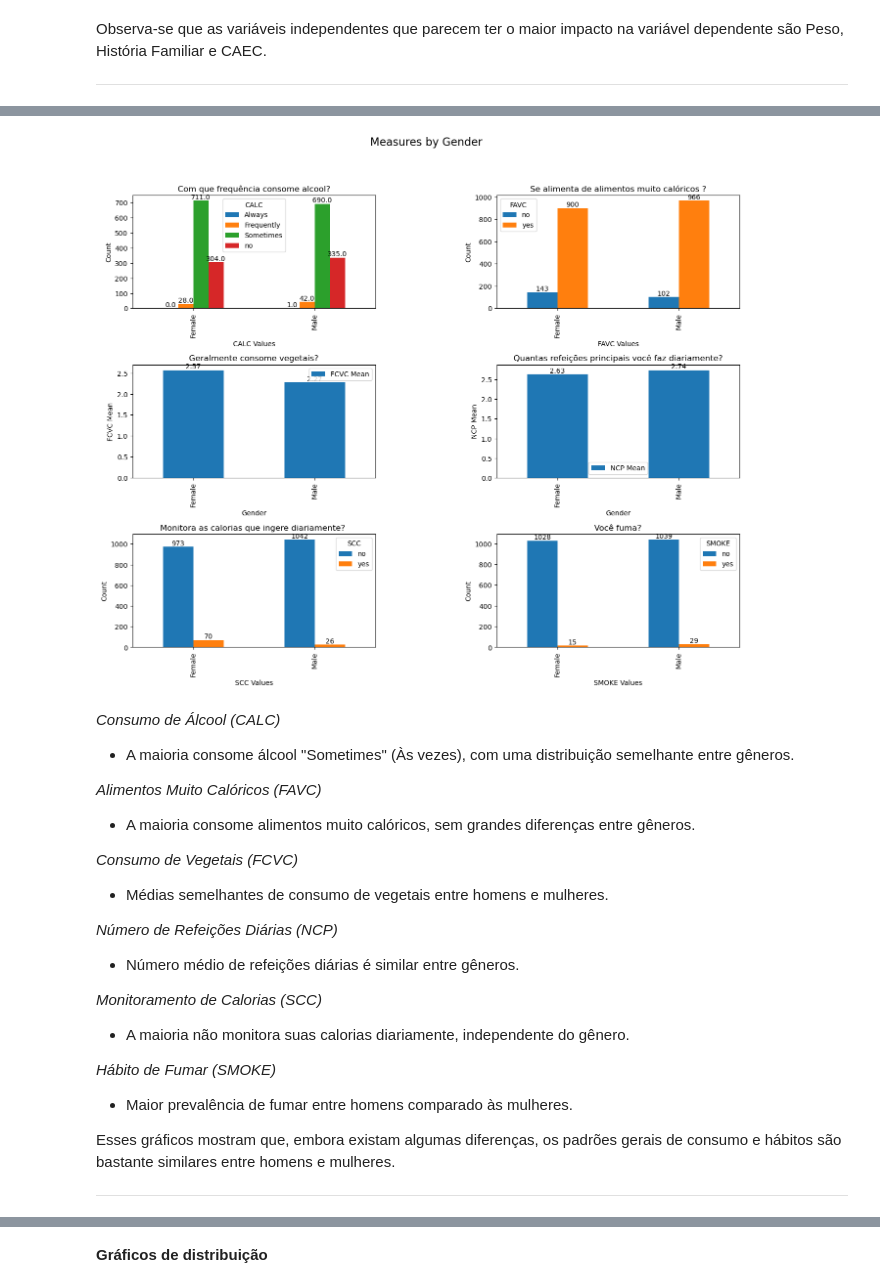
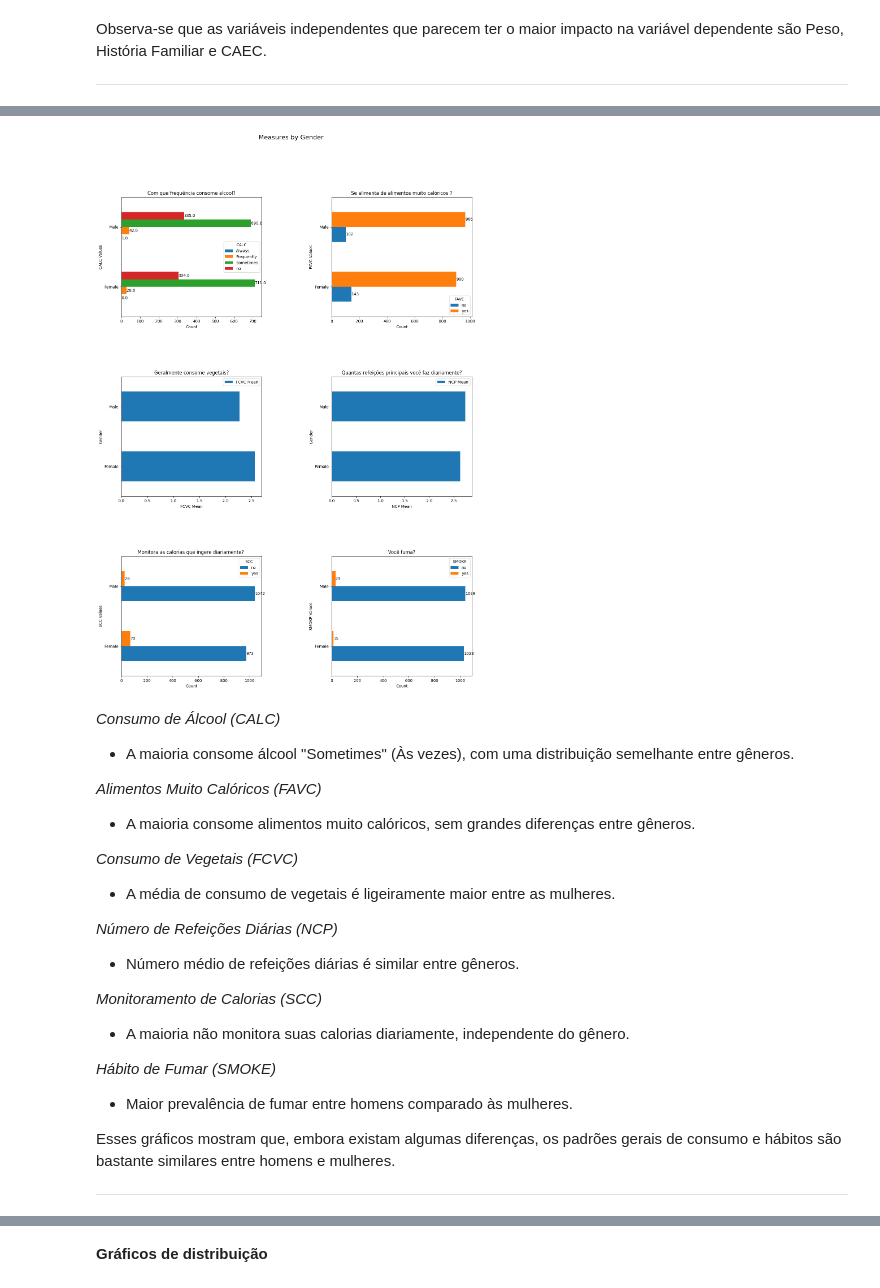
Before and after one commit to atlantico-academy/equipe4-2024.2, a Jupyter notebook: notebooks/01-exploratory_data_analysis-checkout.ipynb, the cells around one changed output, grey strips where cells are left out. Cells and saved outputs as stored; diff of their text form; code cells hidden in the pictures.

```diff
--- a/notebooks/01-exploratory_data_analysis-checkout.ipynb
+++ b/notebooks/01-exploratory_data_analysis-checkout.ipynb
@@ -222,83 +239,84 @@ plt.show()
 # %%
 grouped = df.groupby('Gender')
 
-fig, axes = plt.subplots(nrows=3, ncols=2, figsize=(16, 12))
+fig, axes = plt.subplots(nrows=3, ncols=2, figsize=(16, 22))
 fig.suptitle('Measures by Gender', fontsize=16)
 
 calc_counts = grouped['CALC'].value_counts().unstack()
-calc_counts.plot(kind='bar', ax=axes[0, 0])
+calc_counts.plot(kind='barh', ax=axes[0, 0])
 
 axes[0, 0].set_title('Com que frequência consome alcool?')
-axes[0, 0].set_xlabel('CALC Values')
-axes[0, 0].set_ylabel('Count')
+axes[0, 0].set_ylabel('CALC Values')
+axes[0, 0].set_xlabel('Count')
 for p in axes[0, 0].patches:
-    axes[0, 0].annotate(str(p.get_height()), (p.get_x() + p.get_width() / 2., p.get_height() + 0.5),
-                        ha='center', va='bottom')
+    axes[0, 0].annotate(str(p.get_width()), (p.get_width() + 0.5, p.get_y() + p.get_height() / 2.),
+                        ha='left', va='center')
 
 favc_counts = grouped['FAVC'].value_counts().unstack()
-favc_counts.plot(kind='bar', ax=axes[0, 1])
+favc_counts.plot(kind='barh', ax=axes[0, 1])
 
 axes[0, 1].set_title('Se alimenta de alimentos muito calóricos ?')
-axes[0, 1].set_xlabel('FAVC Values')
-axes[0, 1].set_ylabel('Count')
+axes[0, 1].set_ylabel('FAVC Values')
+axes[0, 1].set_xlabel('Count')
 for p in axes[0, 1].patches:
-    axes[0, 1].annotate(str(p.get_height()), (p.get_x() + p.get_width() / 2., p.get_height() + 0.5),
-                        ha='center', va='bottom')
+    axes[0, 1].annotate(str(p.get_width()), (p.get_width() + 0.5, p.get_y() + p.get_height() / 2.),
+                        ha='left', va='center')
 
 fcvc_means = grouped['FCVC'].mean().reset_index()
 fcvc_means.columns = ['Gender', 'FCVC Mean']
 fcvc_means.set_index('Gender', inplace=True)
-fcvc_means.plot(kind='bar', ax=axes[1, 0])
-
+fcvc_means.plot(kind='barh', ax=axes[1, 0])
 
 axes[1, 0].set_title('Geralmente consome vegetais?')
-axes[1, 0].set_xlabel('Gender')
-axes[1, 0].set_ylabel('FCVC Mean')
+axes[1, 0].set_ylabel('Gender')
+axes[1, 0].set_xlabel('FCVC Mean')
 for p in axes[1, 0].patches:
     bar_width = p.get_width()
     bar_height = p.get_height()
-    bar_x = p.get_x()
-    bar_middle = bar_x + bar_width / 2
-    axes[1, 0].annotate(str(round(bar_height, 2)), (bar_middle, bar_height), ha='center', va='bottom')
+    bar_y = p.get_y()
+    bar_middle = bar_y + bar_height / 2
+    axes[1, 0].annotate(str(round(bar_width, 2)), (bar_width + 0.5, bar_middle), ha='left', va='center')
 
 ncp_means = grouped['NCP'].mean().reset_index()
 ncp_means.columns = ['Gender', 'NCP Mean']
 ncp_means.set_index('Gender', inplace=True)
-ncp_means.plot(kind='bar', ax=axes[1, 1])
+ncp_means.plot(kind='barh', ax=axes[1, 1])
 
 axes[1, 1].set_title('Quantas refeições principais você faz diariamente?')
-axes[1, 1].set_xlabel('Gender')
-axes[1, 1].set_ylabel('NCP Mean')
+axes[1, 1].set_ylabel('Gender')
+axes[1, 1].set_xlabel('NCP Mean')
 for p in axes[1, 1].patches:
     bar_width = p.get_width()
     bar_height = p.get_height()
-    bar_x = p.get_x()
-    bar_middle = bar_x + bar_width / 2
-    axes[1, 1].annotate(str(round(bar_height, 2)), (bar_middle, bar_height), ha='center', va='bottom')
+    bar_y = p.get_y()
+    bar_middle = bar_y + bar_height / 2
+    axes[1, 1].annotate(str(round(bar_width, 2)), (bar_width + 0.5, bar_middle), ha='left', va='center')
 
 scc_counts = grouped['SCC'].value_counts().unstack()
-scc_counts.plot(kind='bar', ax=axes[2, 0])
+scc_counts.plot(kind='barh', ax=axes[2, 0])
 
 axes[2, 0].set_title('Monitora as calorias que ingere diariamente? ')
-axes[2, 0].set_xlabel('SCC Values')
-axes[2, 0].set_ylabel('Count')
+axes[2, 0].set_ylabel('SCC Values')
+axes[2, 0].set_xlabel('Count')
 for p in axes[2, 0].patches:
-    axes[2, 0].annotate(str(p.get_height()), (p.get_x() + p.get_width() / 2., p.get_height()), ha='center', va='bottom')
+    axes[2, 0].annotate(str(p.get_width()), (p.get_width() + 0.5, p.get_y() + p.get_height() / 2.),
+                        ha='left', va='center')
 
 smoke_counts = grouped['SMOKE'].value_counts().unstack()
-smoke_counts.plot(kind='bar', ax=axes[2, 1])
+smoke_counts.plot(kind='barh', ax=axes[2, 1])
 
 axes[2, 1].set_title('Você fuma?')
-axes[2, 1].set_xlabel('SMOKE Values')
-axes[2, 1].set_ylabel('Count')
+axes[2, 1].set_ylabel('SMOKE Values')
+axes[2, 1].set_xlabel('Count')
 for p in axes[2, 1].patches:
-    axes[2, 1].annotate(str(p.get_height()), (p.get_x() + p.get_width() / 2., p.get_height()), ha='center', va='bottom')
+    axes[2, 1].annotate(str(p.get_width()), (p.get_width() + 0.5, p.get_y() + p.get_height() / 2.),
+                        ha='left', va='center')
 
 plt.subplots_adjust(hspace=0.5, wspace=0.5)
 
 plt.show()
 # %% [output]
-[figure, old version]
+[figure, new version]
 # %% [markdown]
 
 *Consumo de Álcool (CALC)*
@@ -311,7 +329,7 @@ plt.show()
 
 *Consumo de Vegetais (FCVC)*
 
-- Médias semelhantes de consumo de vegetais entre homens e mulheres.
+- A média de consumo de vegetais é ligeiramente maior entre as mulheres.
 
 *Número de Refeições Diárias (NCP)*
 
@@ -327,11 +345,5 @@ plt.show()
 
 Esses gráficos mostram que, embora existam algumas diferenças, os padrões gerais de consumo e hábitos são bastante similares entre homens e mulheres.
 
-
-
-
-
-
-
 ***
 # %%
```
Also changed, not shown: parts of 21 cells of this notebook.
